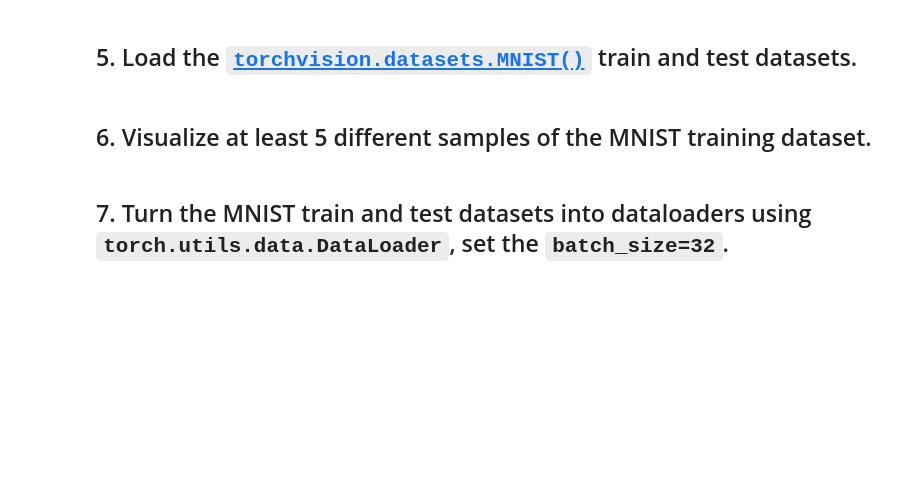
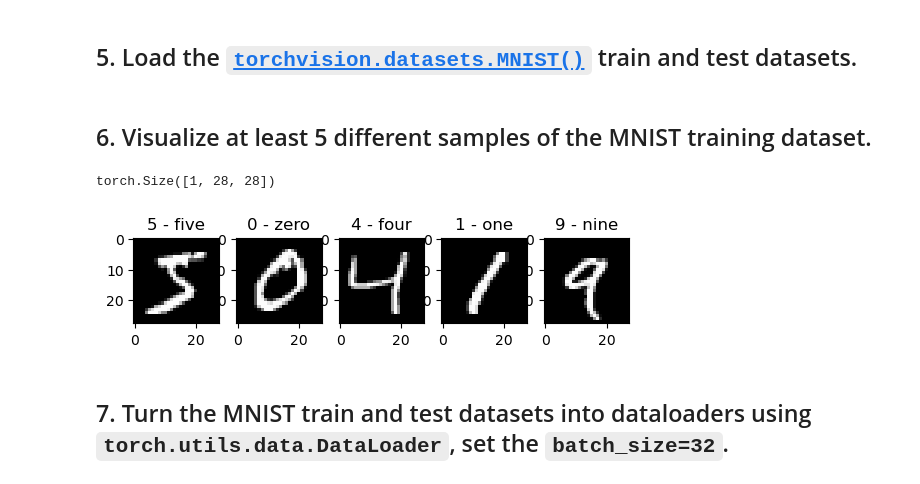
Before and after one commit to pjy0422/pytorch, a Jupyter notebook: 03_pytorch_vision_exercises.ipynb, the cells around one changed output. Saved outputs shown, nothing was run; the diff lists cells and outputs as text; code cells hidden in the pictures; blank space fills up the shorter version.

```diff
--- a/03_pytorch_vision_exercises.ipynb
+++ b/03_pytorch_vision_exercises.ipynb
@@ -70,7 +70,24 @@ Overfitting means the model is trained on training set `too` well ,but the perfo
 * Upload your own example image using the "upload" button on the website and see what happens in each layer of a CNN as your image passes through it.
 # %% [markdown]
 ## 5. Load the [`torchvision.datasets.MNIST()`](https://pytorch.org/vision/stable/generated/torchvision.datasets.MNIST.html#torchvision.datasets.MNIST) train and test datasets.
+# %%
+from torchvision import datasets
+from torchvision.transforms import ToTensor
+import matplotlib.pyplot as plt
+
+train_data = datasets.MNIST(train=True, transform=ToTensor(), target_transform=None,  download=True, root = './data/')
+test_data = datasets.MNIST(train=False, transform=ToTensor(), target_transform=None,  download=True, root='./data/')
 # %% [markdown]
 ## 6. Visualize at least 5 different samples of the MNIST training dataset.
+# %%
+for i in range(5):
+  plt.subplot(1,5,i+1)
+  img, label = train_data[i]
+  plt.imshow(img.squeeze(), cmap='gray')
+  plt.title(train_data.classes[label])
+print(img.shape)
+# %% [output]
+torch.Size([1, 28, 28])
+[figure, added]
 # %% [markdown]
 ## 7. Turn the MNIST train and test datasets into dataloaders using `torch.utils.data.DataLoader`, set the `batch_size=32`.
```
Also changed, not shown: parts of 5 cells of this notebook, 8 other files.
